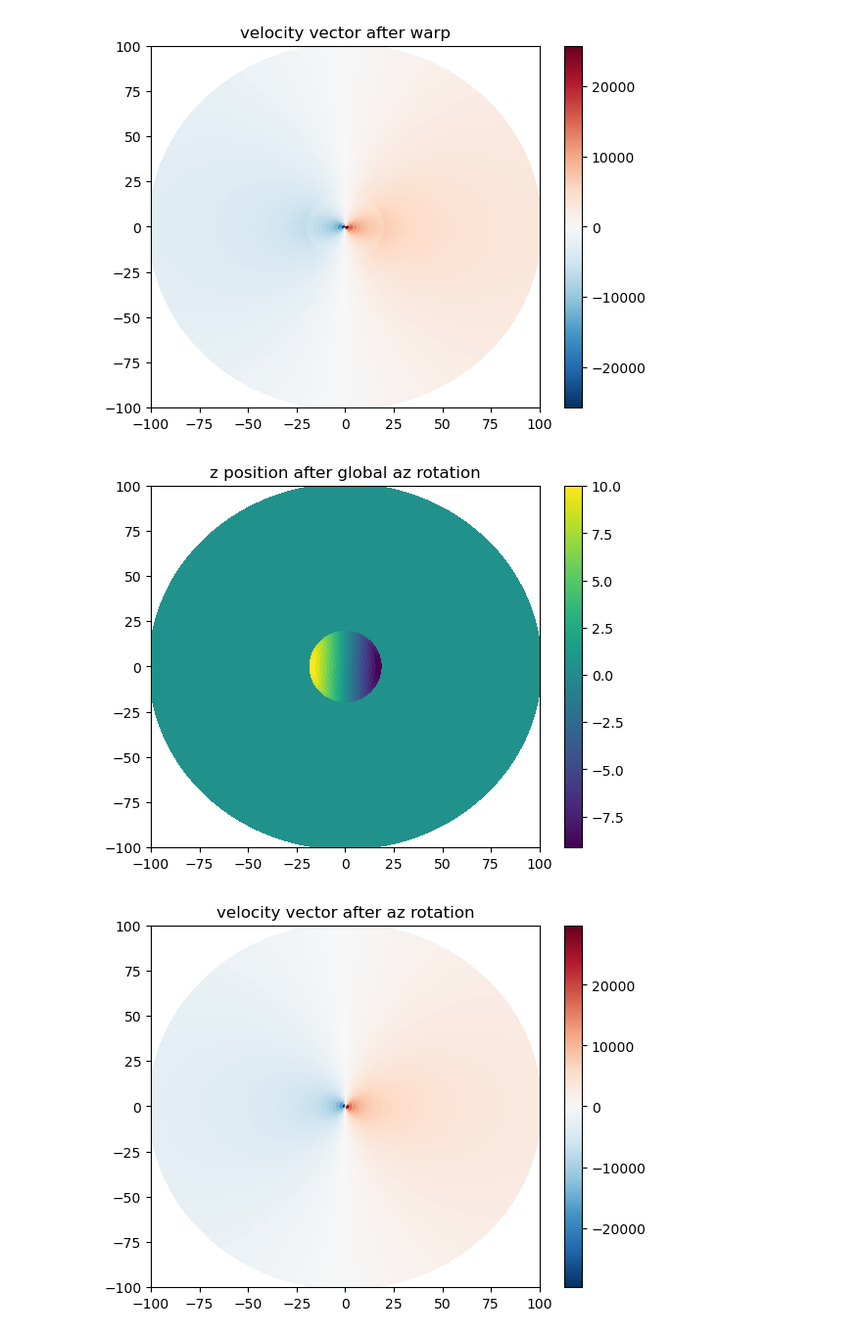
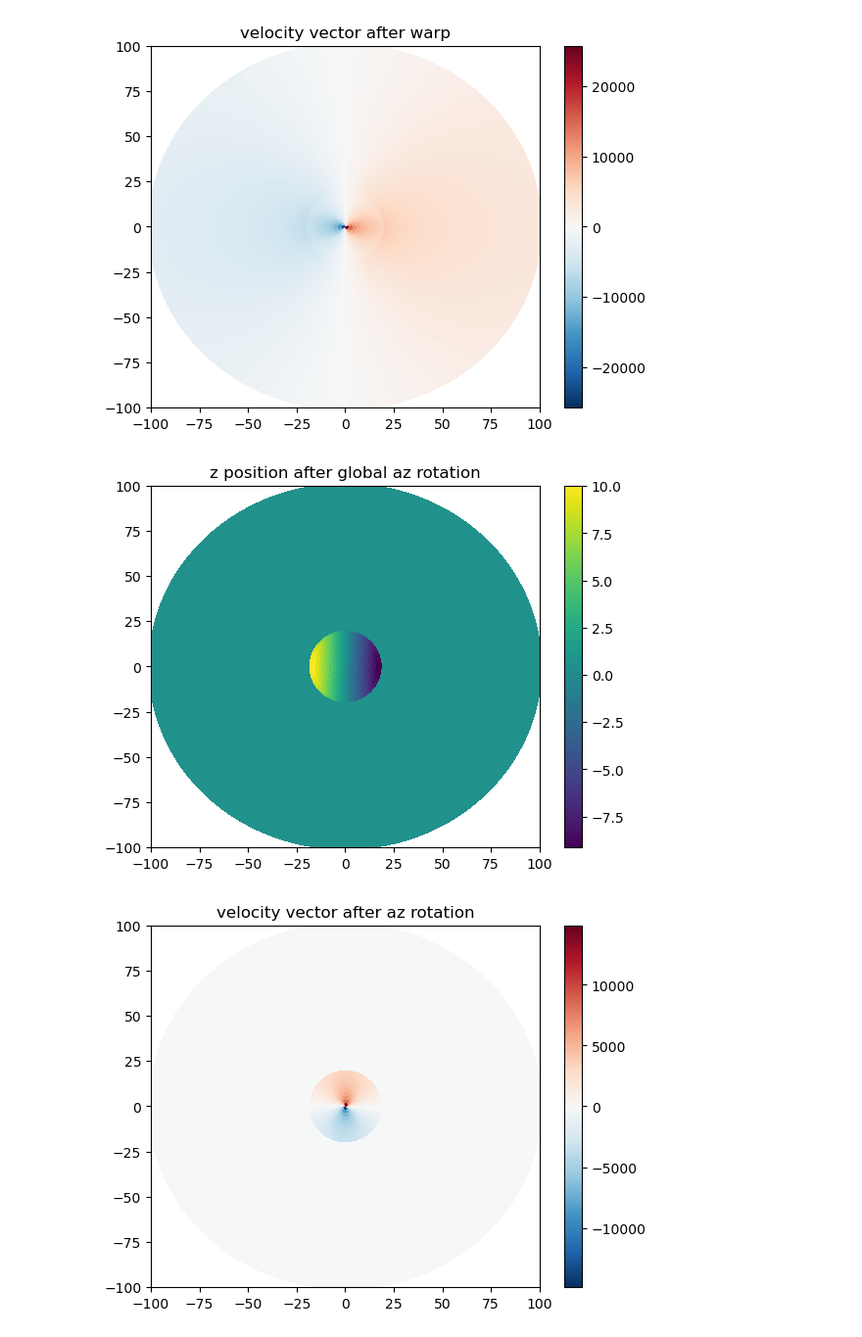
Before and after one commit to theochawla/49ceti_warpmodel, a Jupyter notebook: Warp/warp_vel.ipynb, the cells around one changed output. Shown at 98% size. Drawn from its saved outputs; the diff is of its cells as text; code cells hidden in the pictures.

```diff
--- a/Warp/warp_vel.ipynb
+++ b/Warp/warp_vel.ipynb
@@ -131,28 +131,28 @@ plt.show()
 # %%
 #now, global az rotation of the disk:
 rot = np.radians(rotation)
 trotx = xw*np.cos(rot)-yw*np.sin(rot)
 troty = xw*np.sin(rot)+yw*np.cos(rot)
 
 rotvx = vwx*np.cos(rot)-vwy*np.sin(rot)
 rotvy = vwx*np.sin(rot)+vwy*np.cos(rot)
 
 plt.pcolor(trotx[:,:,25], troty[:,:,25], zw[:,:,25])
 plt.xlim(-100, 100)
 plt.ylim(-100,100)
 plt.title("z position after global az rotation")
 plt.colorbar()
 plt.show()
 
-plt.pcolor(trotx[:,:,25], troty[:,:,25], rotvy[:,:,25], cmap='RdBu_r')
+plt.pcolor(trotx[:,:,25], troty[:,:,25], vwz[:,:,25], cmap='RdBu_r')
 plt.xlim(-100, 100)
 plt.ylim(-100,100)
 plt.title("velocity vector after az rotation")
 plt.colorbar()
 plt.show()
 # %% [output]
 [figure]
-[figure, old version]
+[figure, new version]
 # %%
 #now, inclining the disk:
 inc = np.radians(inclination)
```
Also changed, not shown: parts of 1 cell of this notebook, 4 other files.
